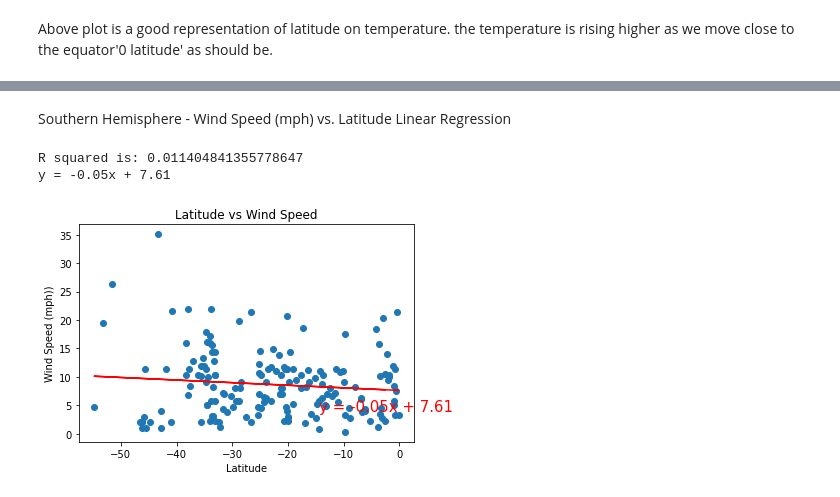
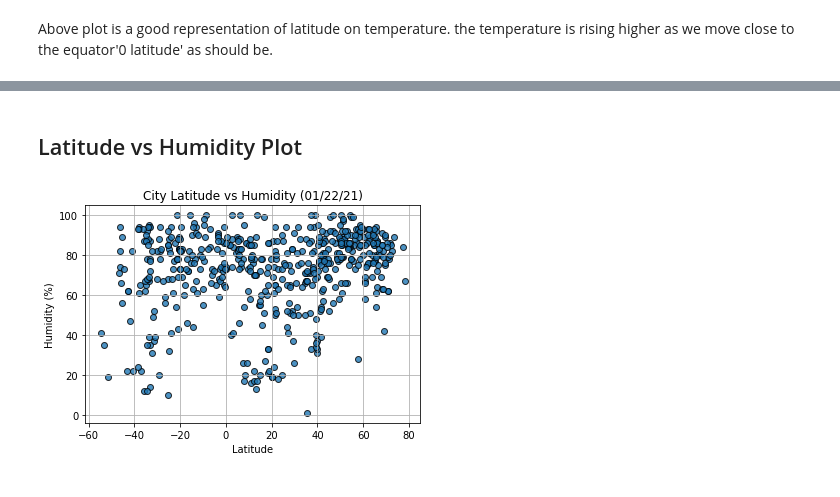
Before and after one commit to gotar1/API-Challenge, a Jupyter notebook: WeatherPy/WeatherPy.ipynb, the cells around one changed output, grey strips where cells are left out. Saved outputs shown, nothing was run; the diff lists cells and outputs as text; code cells hidden in the pictures.

```diff
--- a/WeatherPy/WeatherPy.ipynb
+++ b/WeatherPy/WeatherPy.ipynb
@@ -385,21 +237,27 @@ y = 0.0x + 6.99
-# %% [markdown]
-Southern Hemisphere - Wind Speed (mph) vs. Latitude Linear Regression
-# %%
-x_axis = southern_hemisphere_data['Lat']
-y_axis = southern_hemisphere_data['Wind Speed']
-(slope, intercept, rvalue, pvalue, stderr) = linregress(x_axis, y_axis)
-regress_values = x_axis * slope + intercept
-line_eq = "y = " + str(round(slope,2)) + "x + " + str(round(intercept,2))
-plt.scatter(x_axis, y_axis)
-plt.plot(x_axis,regress_values, 'r')
-plt.xlabel('Latitude')
-plt.ylabel('Wind Speed (mph))')
-plt.annotate(line_eq,(-14.47, 3.93),fontsize=15,color="r")
-plt.title('Latitude vs Wind Speed')
-print(f"R squared is: {rvalue**2}")
-print(line_eq)
-plt.show()
-# %% [output]
-R squared is: 0.011404841355778647
-y = -0.05x + 7.61
-[figure, removed]
+# %% [markdown]
+## Latitude vs Humidity Plot
+# %%
+# set x and y axis values
+lats = clean_weather_data['Lat']
+humidity = clean_weather_data['Humidity']
+
+# Build the scatter plots for latitude vs. humidity
+plt.scatter(lats,
+            humidity,
+            edgecolor="black", linewidths=1, marker="o",
+            alpha=0.8, label="Cities"
+            )
+
+# Incorporate the other graph properties
+plt.xlabel('Latitude')
+plt.ylabel('Humidity (%)')
+plt.title('City Latitude vs Humidity (%s)'% time.strftime("%m/%d/%y"))
+plt.grid()
+
+# Save the figure
+plt.savefig("output_data/fig2.png")
+
+# Show plot
+plt.show()
+# %% [output]
+[figure, added]
```
Also changed, not shown: parts of 67 cells of this notebook, 7 other files.
